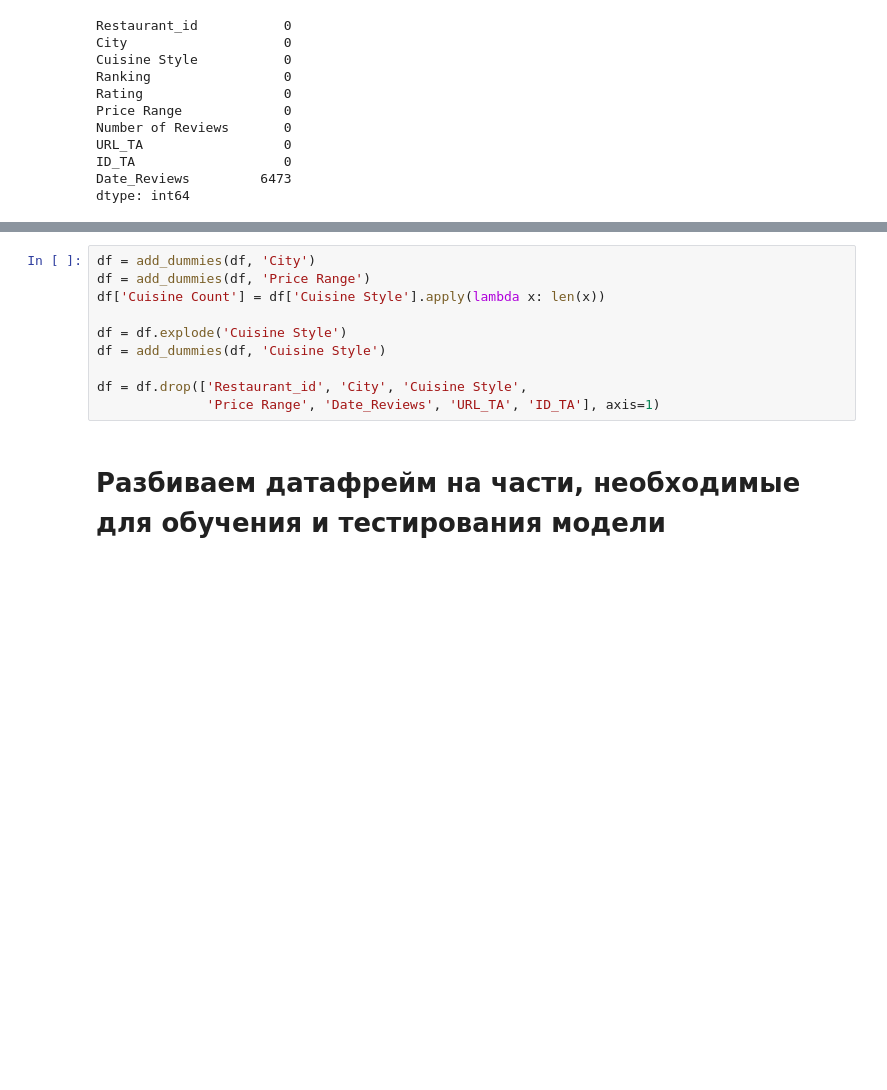
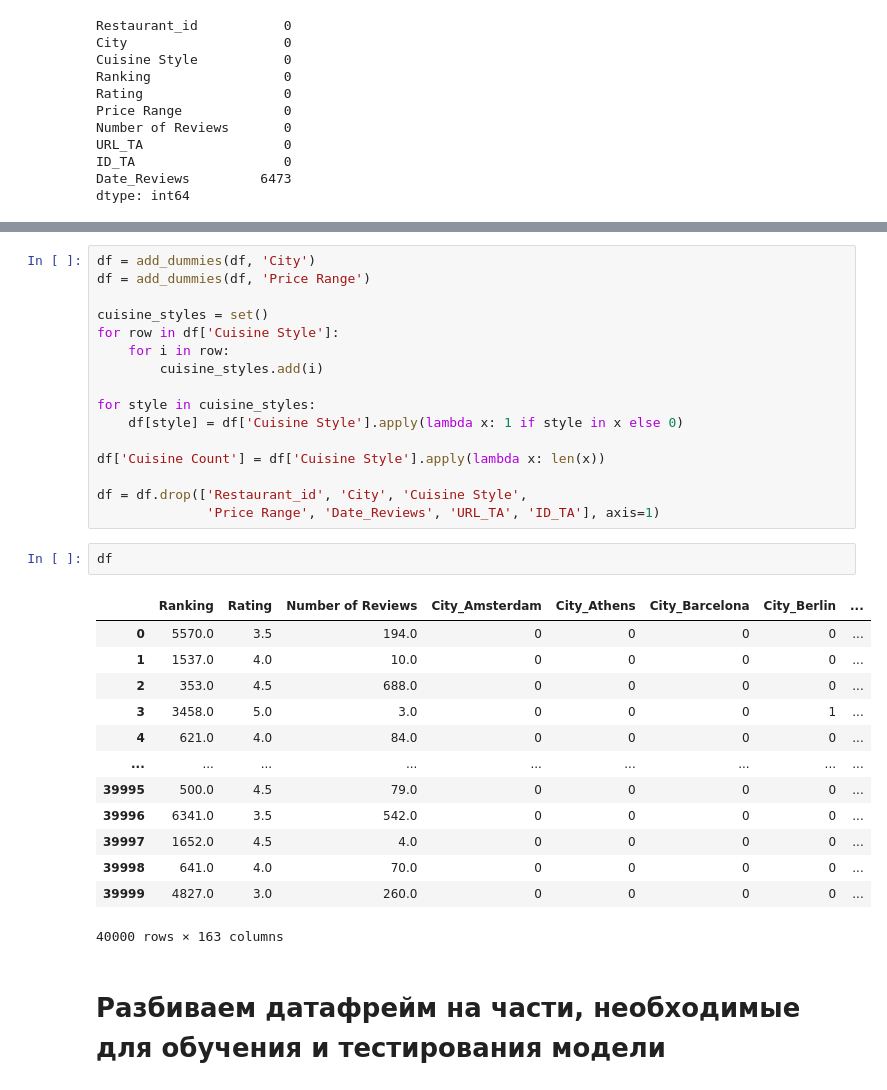
Before and after one commit to TheSickNessPill/module_3, a Jupyter notebook: module_3.ipynb, the cells around one changed output, grey strips where cells are left out. Cells and saved outputs as stored; diff of their text form; blank space fills up the shorter version.

```diff
--- a/module_3.ipynb
+++ b/module_3.ipynb
@@ -192,13 +217,35 @@ df.head(5)
 # %%
 df = add_dummies(df, 'City')
 df = add_dummies(df, 'Price Range')
+
+cuisine_styles = set()
+for row in df['Cuisine Style']:
+    for i in row:
+        cuisine_styles.add(i)
+
+for style in cuisine_styles:
+    df[style] = df['Cuisine Style'].apply(lambda x: 1 if style in x else 0)
+
 df['Cuisine Count'] = df['Cuisine Style'].apply(lambda x: len(x))
-
-df = df.explode('Cuisine Style')
-df = add_dummies(df, 'Cuisine Style')
 
 df = df.drop(['Restaurant_id', 'City', 'Cuisine Style',
               'Price Range', 'Date_Reviews', 'URL_TA', 'ID_TA'], axis=1)
+# %%
+df
+# %% [output]
+|  | Ranking | Rating | Number of Reviews | City_Amsterdam | City_Athens | City_Barcelona | City_Berlin | ... |
+| 0 | 5570.0 | 3.5 | 194.0 | 0 | 0 | 0 | 0 | ... |
+| 1 | 1537.0 | 4.0 | 10.0 | 0 | 0 | 0 | 0 | ... |
+| 2 | 353.0 | 4.5 | 688.0 | 0 | 0 | 0 | 0 | ... |
+| 3 | 3458.0 | 5.0 | 3.0 | 0 | 0 | 0 | 1 | ... |
+| 4 | 621.0 | 4.0 | 84.0 | 0 | 0 | 0 | 0 | ... |
+| ... | ... | ... | ... | ... | ... | ... | ... | ... |
+| 39995 | 500.0 | 4.5 | 79.0 | 0 | 0 | 0 | 0 | ... |
+| 39996 | 6341.0 | 3.5 | 542.0 | 0 | 0 | 0 | 0 | ... |
+| 39997 | 1652.0 | 4.5 | 4.0 | 0 | 0 | 0 | 0 | ... |
+| 39998 | 641.0 | 4.0 | 70.0 | 0 | 0 | 0 | 0 | ... |
+| 39999 | 4827.0 | 3.0 | 260.0 | 0 | 0 | 0 | 0 | ... |
+40000 rows × 163 columns
 # %% [markdown]
 # Разбиваем датафрейм на части, необходимые для обучения и тестирования модели
 # %%
```
Also changed, not shown: parts of 7 cells of this notebook.
